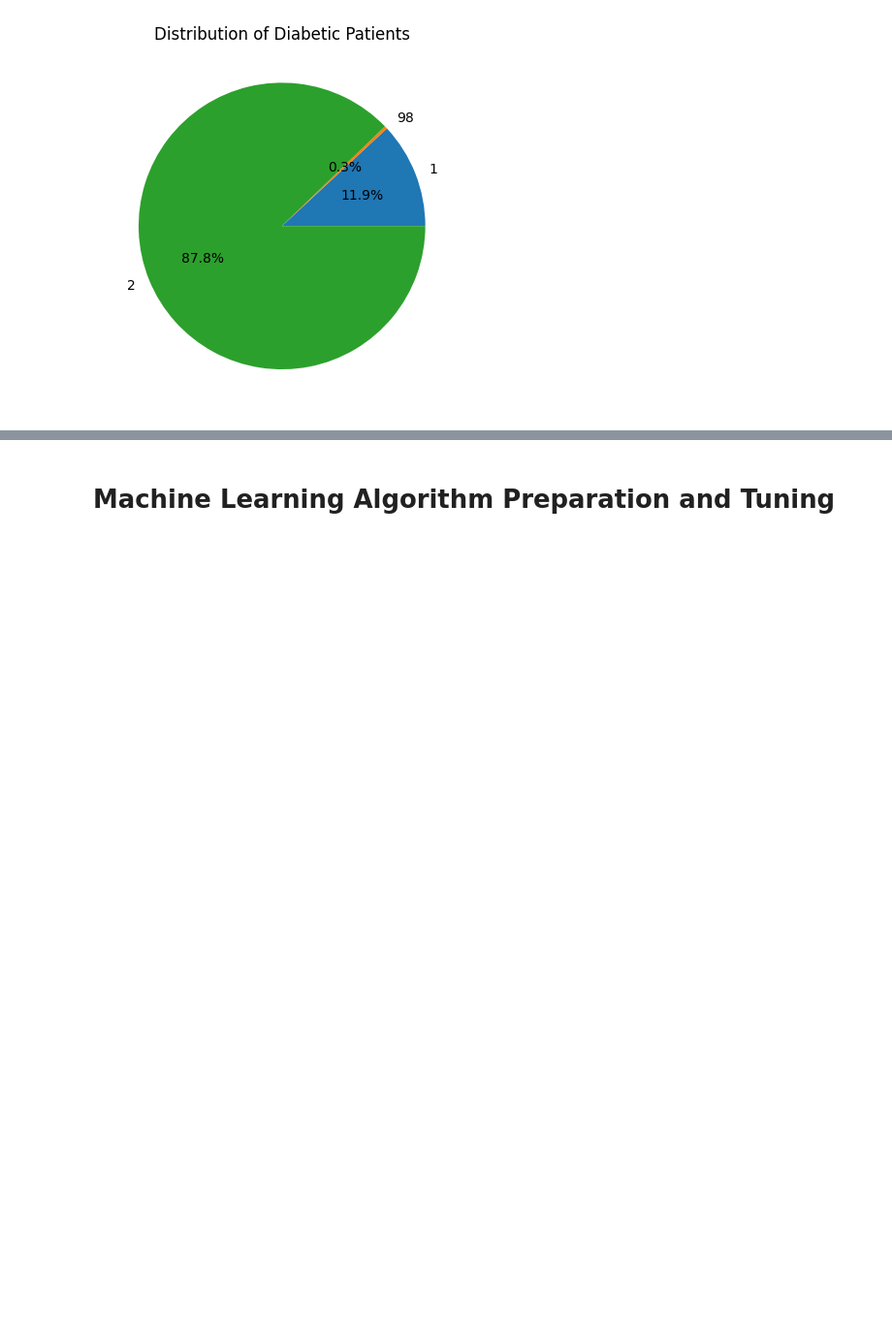
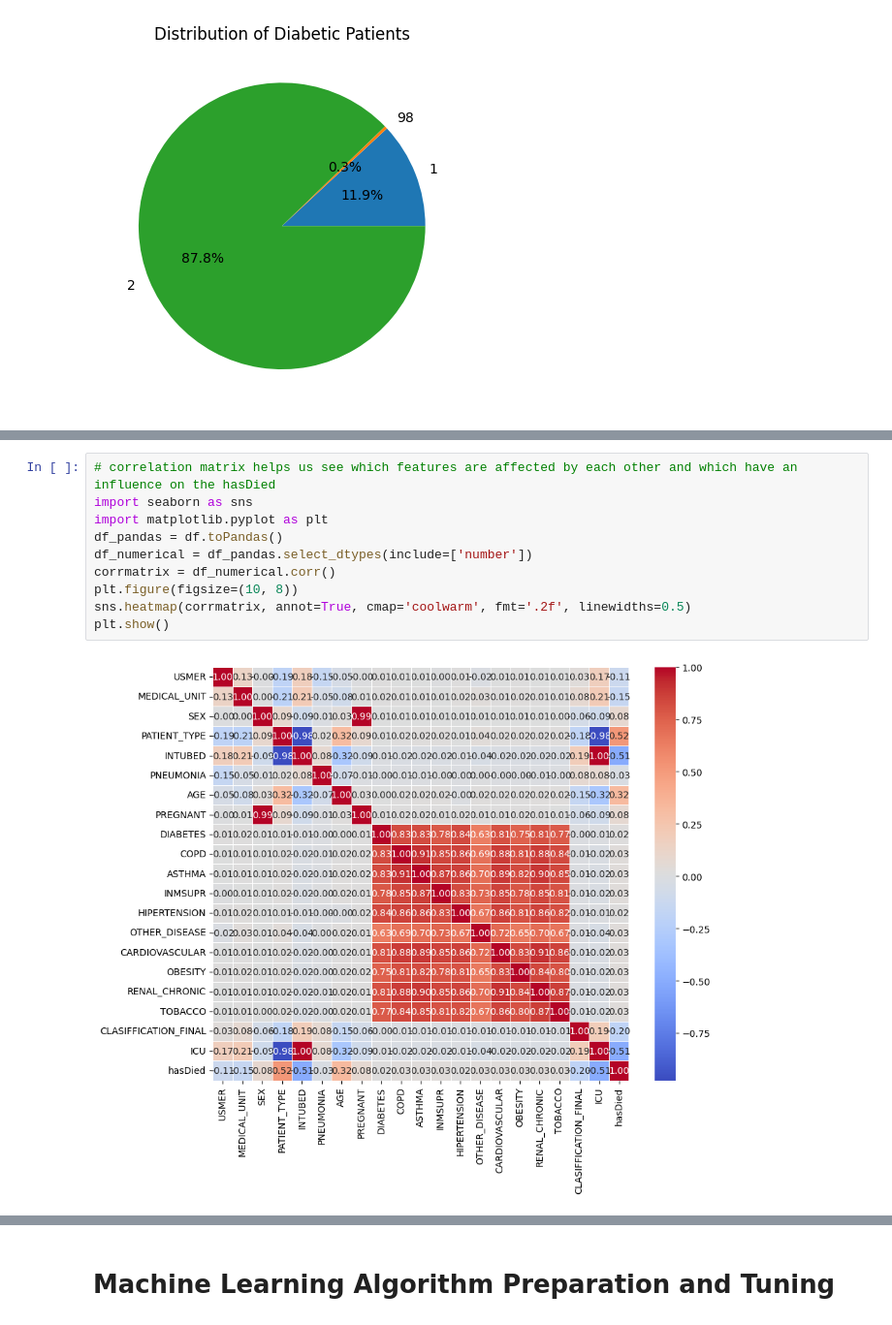
Before and after one commit to Jhatton2/dataMining_finalProject, a Jupyter notebook: covid-19.ipynb, the cells around one changed output, grey strips where cells are left out. Shown: that part at 97% size. Saved outputs shown, nothing was run; the diff lists cells and outputs as text; blank space fills up the shorter version.

Commit message:
added correlation matrix

```diff
--- a/covid-19.ipynb
+++ b/covid-19.ipynb
@@ -137,0 +210,12 @@ plt.show()
+# %%
+# correlation matrix helps us see which features are affected by each other and which have an influence on the hasDied
+import seaborn as sns
+import matplotlib.pyplot as plt
+df_pandas = df.toPandas()
+df_numerical = df_pandas.select_dtypes(include=['number'])
+corrmatrix = df_numerical.corr()
+plt.figure(figsize=(10, 8))
+sns.heatmap(corrmatrix, annot=True, cmap='coolwarm', fmt='.2f', linewidths=0.5)
+plt.show()
+# %% [output]
+[figure, added]
```
Also changed, not shown: parts of 8 cells of this notebook.
